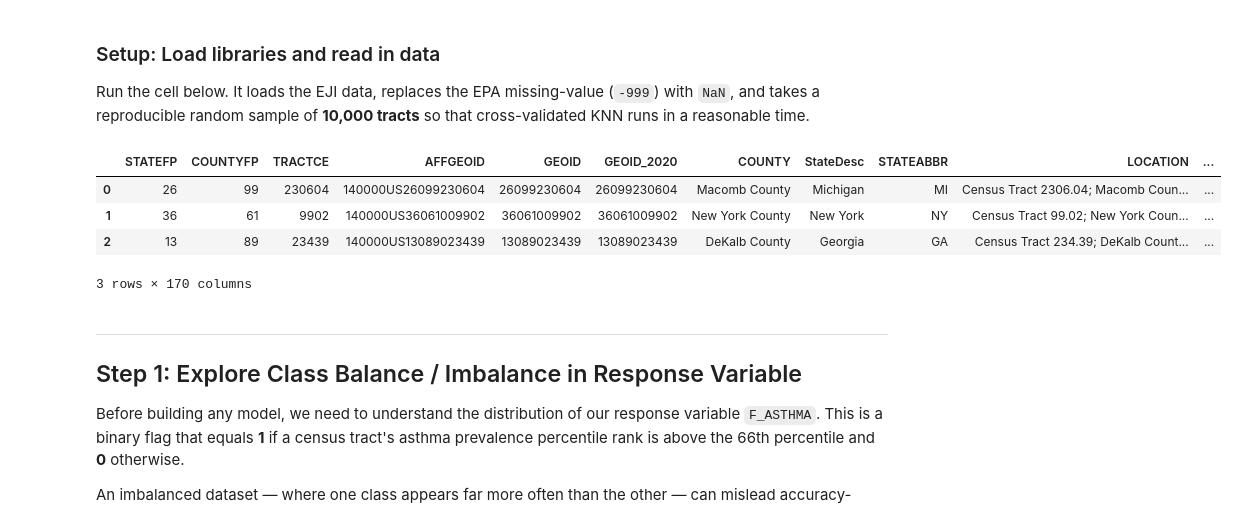
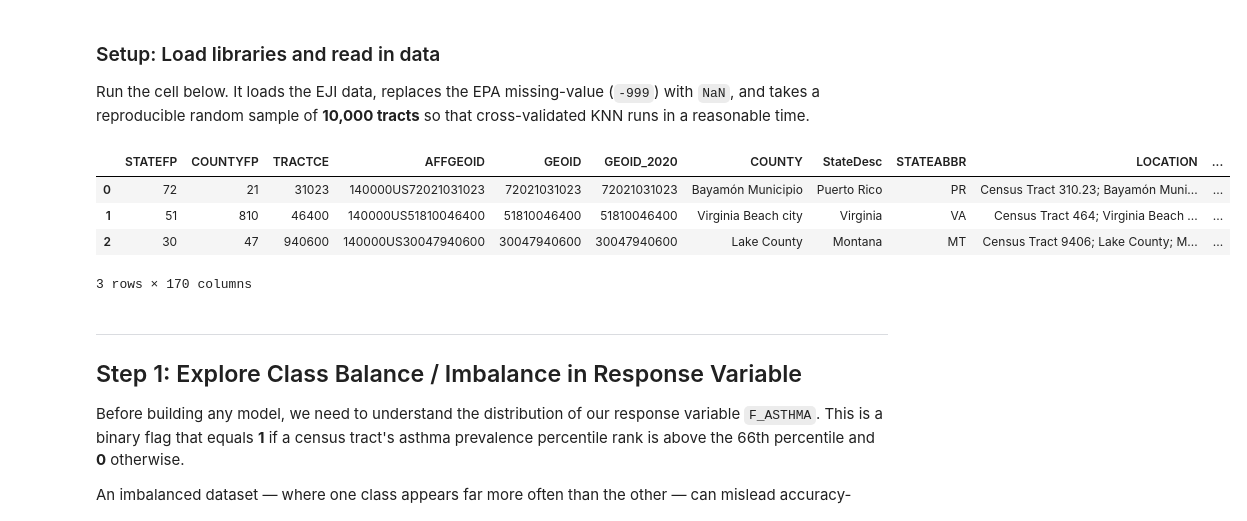
Before and after one commit to lsdixit/assignment-2, a Jupyter notebook: hw2-task2.ipynb, the cells around one changed output. Saved outputs shown, nothing was run; the diff lists cells and outputs as text; code cells hidden in the pictures.

```diff
--- a/hw2-task2.ipynb
+++ b/hw2-task2.ipynb
@@ -56,31 +56,31 @@ Run the cell below. It loads the EJI data, replaces the EPA missing-value (`-999
 # %%
 import pandas as pd
 import numpy as np
 import matplotlib.pyplot as plt
 import matplotlib.ticker as mticker
 from sklearn.model_selection import train_test_split, cross_val_score
 from sklearn.neighbors import KNeighborsClassifier
 from sklearn.linear_model import LogisticRegression
 from sklearn.linear_model import LogisticRegressionCV
 
 from sklearn.metrics import (
     accuracy_score, precision_score, recall_score,
     confusion_matrix, ConfusionMatrixDisplay,
     f1_score, roc_curve, auc
 )
 
 # Load and clean
-df_raw = pd.read_csv('EJI_2024_United_States.csv')
+df_raw = pd.read_csv('EJI_2024_United_States_2.csv')
 df_raw = df_raw.replace(-999, np.nan)
 
 # Reproducible 10,000-tract sample
 df = df_raw.sample(n=10_000, random_state=42).reset_index(drop=True)
 df.head(3)
 # %% [output]
 |  | STATEFP | COUNTYFP | TRACTCE | AFFGEOID | GEOID | GEOID_2020 | COUNTY | StateDesc | STATEABBR | LOCATION | ... |
-| 0 | 26 | 99 | 230604 | 140000US26099230604 | 26099230604 | 26099230604 | Macomb County | Michigan | MI | Census Tract 2306.04; Macomb Coun... | ... |
-| 1 | 36 | 61 | 9902 | 140000US36061009902 | 36061009902 | 36061009902 | New York County | New York | NY | Census Tract 99.02; New York Coun... | ... |
-| 2 | 13 | 89 | 23439 | 140000US13089023439 | 13089023439 | 13089023439 | DeKalb County | Georgia | GA | Census Tract 234.39; DeKalb Count... | ... |
+| 0 | 72 | 21 | 31023 | 140000US72021031023 | 72021031023 | 72021031023 | Bayamón Municipio | Puerto Rico | PR | Census Tract 310.23; Bayamón Muni... | ... |
+| 1 | 51 | 810 | 46400 | 140000US51810046400 | 51810046400 | 51810046400 | Virginia Beach city | Virginia | VA | Census Tract 464; Virginia Beach ... | ... |
+| 2 | 30 | 47 | 940600 | 140000US30047940600 | 30047940600 | 30047940600 | Lake County | Montana | MT | Census Tract 9406; Lake County; M... | ... |
 3 rows × 170 columns
 # %% [markdown]
 <!-- BEGIN QUESTION -->
```
Also changed, not shown: parts of 7 cells of this notebook.
